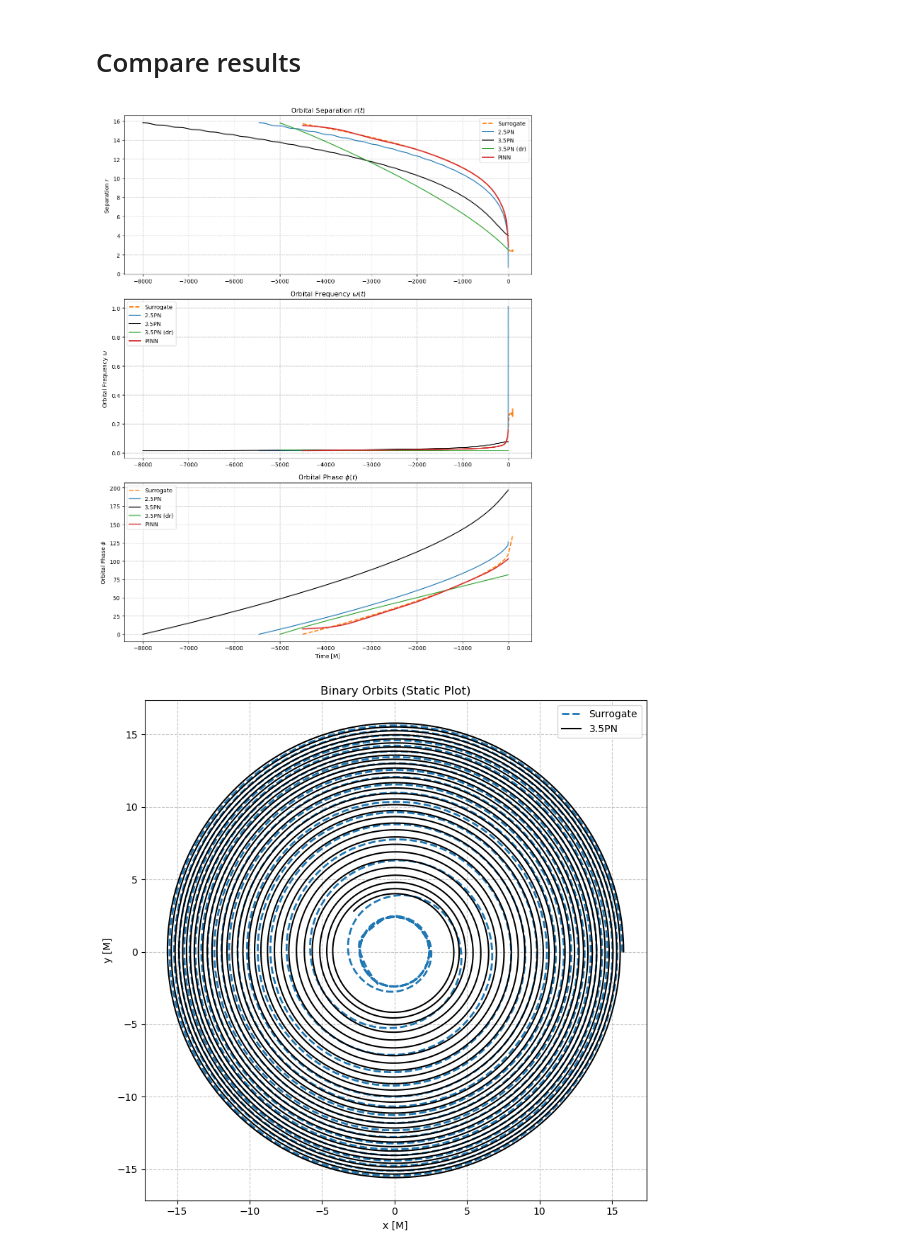
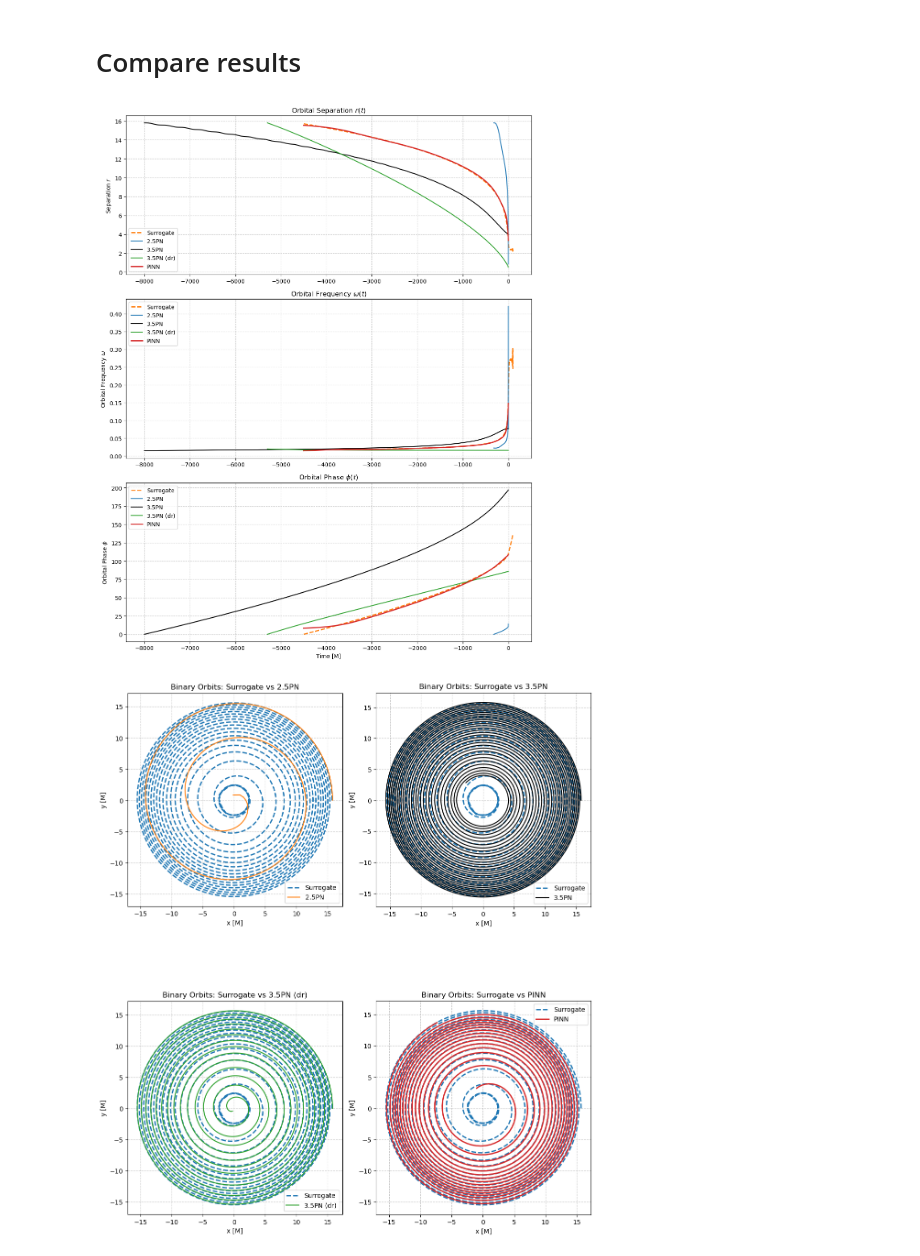
Before and after one commit to yingleipeng/GW_visualization, a Jupyter notebook: binary_inspiral.ipynb, the cells around one changed output. Saved outputs shown, nothing was run; the diff lists cells and outputs as text; code cells hidden in the pictures.

Commit message:
add waveform plots

```diff
--- a/binary_inspiral.ipynb
+++ b/binary_inspiral.ipynb
@@ -285,8 +285,8 @@ def relative_dynamics(t, y, m, nu, omega_order="2PN", damping_order="2.5PN"):
     dvxdt = -omega_sq * x - damping * vx
     dvydt = -omega_sq * y_ - damping * vy
     omega_inst = (x * vy - y_ * vx) / r**2
-    # dphidt = omega_inst
-    dphidt = np.sqrt(omega_sq)
+    dphidt = omega_inst
+    # dphidt = np.sqrt(omega_sq)
     return np.array([dxdt, dydt, dvxdt, dvydt, dphidt])
 
 # ------------------------
@@ -443,13 +557,13 @@ y0 = np.array([r0, omega0, phi0])  # [r, omega, phi]
 # Time Evolution
 t = 0.0
 dt = 0.1
-T_final = 5000
+T_final = 7000
 y = y0.copy()
 
 times_3PN_dr = []
 results_3PN_dr = []
 
-while t < T_final and y[0] > 2.0:
+while t < T_final and y[0] > 0.5:
     times_3PN_dr.append(t)
     results_3PN_dr.append(y.copy())
     y = rk4_step(orbit_averaged_dynamics, y, t, dt, m, nu)
@@ -805,9 +833,9 @@ for epoch in range(epochs):
         loss_data
         + lambda_waveform * loss_waveform_proj
         + lambda_fourier * (loss_fourier_plus + loss_fourier_cross)
-        # + lambda_omega * loss_omega
-        # + lambda_romega * loss_romega
-        # + lambda_ic * loss_ic
+        + lambda_omega * loss_omega
+        + lambda_romega * loss_romega
+        + lambda_ic * loss_ic
     )
 
     total_loss.backward()
@@ -943,7 +971,7 @@ omega_3PN_dr = results_3PN_dr[:, 1]
 phi_3PN_dr = results_3PN_dr[:, 2]
 
 # === 3PN ===
-times_3PN = np.array(times_3PN)  # times is the array from your second integration
+times_3PN = np.array(times_3PN)
 t_end_3PN = times_3PN[-1]
 times_3PN = times_3PN - t_end_3PN
 r_3PN = np.linalg.norm(results_3PN[:, 0:2], axis=1)
@@ -952,7 +980,6 @@ omega_3PN = (results_3PN[:, 0] * results_3PN[:, 3] - results_3PN[:, 1] * results
 
 # === PINN ===
 t_vals_PINN = np.linspace(-4500, 0, 2000)
-# And you already have: phi_PINN, r_PINN, omega_PINN
 
 # ==============================
 # === 2. PLOTTING ===
@@ -1002,44 +1029,75 @@ plt.show()
 # ==============================
 
 # --- Compute x(t) and y(t) for each model ---
 
 # Surrogate
 x_sur = r_sur * np.cos(phi_sur)
 y_sur = r_sur * np.sin(phi_sur)
 
 # 2.5PN
 x_2PN = r_2PN * np.cos(phi_2PN)
 y_2PN = r_2PN * np.sin(phi_2PN)
 
 # 3PN
 x_3PN = r_3PN * np.cos(phi_3PN)
 y_3PN = r_3PN * np.sin(phi_3PN)
 
 # 3.5PN
 x_3PN_dr = r_3PN_dr * np.cos(phi_3PN_dr)
 y_3PN_dr = r_3PN_dr * np.sin(phi_3PN_dr)
 
 # PINN
 x_PINN = r_PINN * np.cos(phi_PINN)
 y_PINN = r_PINN * np.sin(phi_PINN)
 
 # --- Plot all orbits together ---
 
-plt.figure(figsize=(8,8))
-plt.plot(x_sur, y_sur, '--', label='Surrogate', linewidth=2)
-# plt.plot(x_2PN, y_2PN, '-', label='2.5PN', linewidth=1.5)
-plt.plot(x_3PN, y_3PN, '-', label='3.5PN', color='black', linewidth=1.5)
-#plt.plot(x_3PN_dr, y_3PN_dr, '-', label='3.5PN (dr)', color='tab:green', linewidth=1.5)
-#plt.plot(x_PINN, y_PINN, '-', label='PINN', color='tab:red', linewidth=2)
+import matplotlib.pyplot as plt
 
-plt.gca().set_aspect('equal')  # make the orbit look circular
-plt.xlabel('x [M]')
-plt.ylabel('y [M]')
-plt.title('Binary Orbits (Static Plot)')
-plt.grid(True, which='both', linestyle='--', alpha=0.7)
-plt.legend()
+fig, axs = plt.subplots(2, 2, figsize=(11, 14), sharex=False)
+
+# First subplot
+axs[0, 0].plot(x_sur, y_sur, '--', label='Surrogate', linewidth=2)
+axs[0, 0].plot(x_2PN, y_2PN, '-', label='2.5PN', linewidth=1.5)
+axs[0, 0].set_xlabel('x [M]')
+axs[0, 0].set_ylabel('y [M]')
+axs[0, 0].set_title('Binary Orbits: Surrogate vs 2.5PN')
+axs[0, 0].grid(True, which='both', linestyle='--', alpha=0.7)
+axs[0, 0].legend()
+axs[0, 0].set_aspect('equal')
+
+# Second subplot
+axs[0, 1].plot(x_sur, y_sur, '--', label='Surrogate', linewidth=2)
+axs[0, 1].plot(x_3PN, y_3PN, '-', label='3.5PN', color='black', linewidth=1.5)
+axs[0, 1].set_xlabel('x [M]')
+axs[0, 1].set_ylabel('y [M]')
+axs[0, 1].set_title('Binary Orbits: Surrogate vs 3.5PN')
+axs[0, 1].grid(True, which='both', linestyle='--', alpha=0.7)
+axs[0, 1].legend()
+axs[0, 1].set_aspect('equal')
+
+# Third subplot
+axs[1, 0].plot(x_sur, y_sur, '--', label='Surrogate', linewidth=2)
+axs[1, 0].plot(x_3PN_dr, y_3PN_dr, '-', label='3.5PN (dr)', color='tab:green', linewidth=1.5)
+axs[1, 0].set_xlabel('x [M]')
+axs[1, 0].set_ylabel('y [M]')
+axs[1, 0].set_title('Binary Orbits: Surrogate vs 3.5PN (dr)')
+axs[1, 0].grid(True, which='both', linestyle='--', alpha=0.7)
+axs[1, 0].legend()
+axs[1, 0].set_aspect('equal')
+
+# Fourth subplot
+axs[1, 1].plot(x_sur, y_sur, '--', label='Surrogate', linewidth=2)
+axs[1, 1].plot(x_PINN, y_PINN, '-', label='PINN', color='tab:red', linewidth=2)
+axs[1, 1].set_xlabel('x [M]')
+axs[1, 1].set_ylabel('y [M]')
+axs[1, 1].set_title('Binary Orbits: Surrogate vs PINN')
+axs[1, 1].grid(True, which='both', linestyle='--', alpha=0.7)
+axs[1, 1].legend()
+axs[1, 1].set_aspect('equal')
+
 plt.tight_layout()
 plt.show()
 # %% [output]
-[figure, old version]
+[figure, new version]
-[figure, old version]
+[figure, new version]
```
Also changed, not shown: parts of 9 cells of this notebook.
